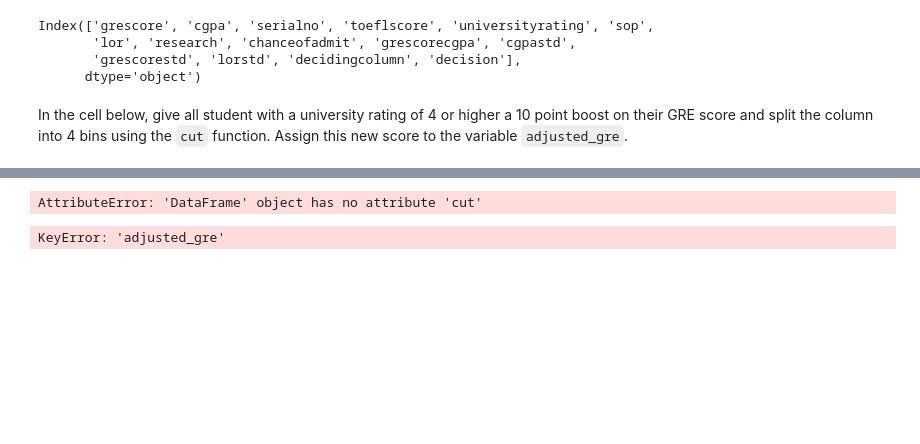
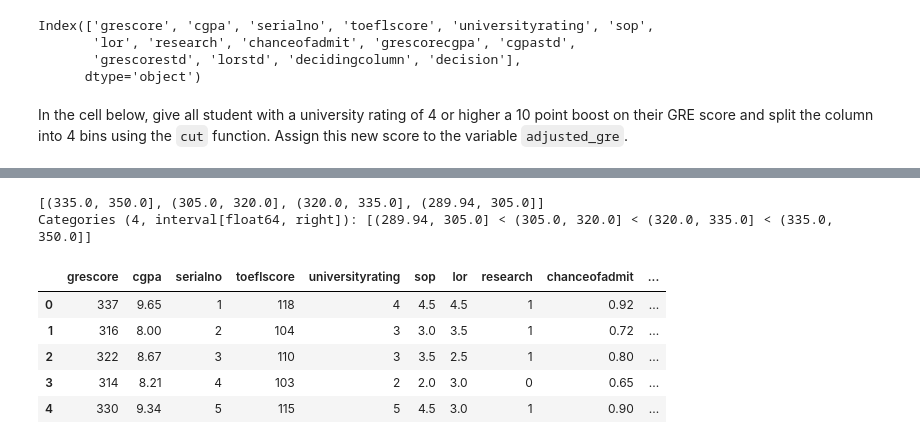
Before and after one commit to Izaskunastrain/dataptmad1121_labs, a Jupyter notebook: module-2/advanced-pandas/your-code/main.ipynb, the cells around one changed output, grey strips where cells are left out. Saved outputs shown, nothing was run; the diff lists cells and outputs as text; code cells hidden in the pictures; blank space fills up the shorter version.

```diff
--- a/module-2/advanced-pandas/your-code/main.ipynb
+++ b/module-2/advanced-pandas/your-code/main.ipynb
@@ -290,8 +295,13 @@ pivot_table = admissions.pivot_table(index=['grescorecgpa'])
-# %%
-admissions['adjusted_gre_bin'] = pivot_table.cut(admissions['adjusted_gre'], 3)
-# %% [output]
-AttributeError: 'DataFrame' object has no attribute 'cut'
-# %%
-pivot_table['adjusted_gre']
-# %% [output]
-KeyError: 'adjusted_gre'
+# %%
+admissions['grouped_students']=pd.cut(admissions['adjusted_gre'],4)
+print(admissions['grouped_students'].unique())
+admissions.head()
+# %% [output]
+[(335.0, 350.0], (305.0, 320.0], (320.0, 335.0], (289.94, 305.0]]
+Categories (4, interval[float64, right]): [(289.94, 305.0] < (305.0, 320.0] < (320.0, 335.0] < (335.0, 350.0]]
+|  | grescore | cgpa | serialno | toeflscore | universityrating | sop | lor | research | chanceofadmit | ... |
+| 0 | 337 | 9.65 | 1 | 118 | 4 | 4.5 | 4.5 | 1 | 0.92 | ... |
+| 1 | 316 | 8.00 | 2 | 104 | 3 | 3.0 | 3.5 | 1 | 0.72 | ... |
+| 2 | 322 | 8.67 | 3 | 110 | 3 | 3.5 | 2.5 | 1 | 0.80 | ... |
+| 3 | 314 | 8.21 | 4 | 103 | 2 | 2.0 | 3.0 | 0 | 0.65 | ... |
+| 4 | 330 | 9.34 | 5 | 115 | 5 | 4.5 | 3.0 | 1 | 0.90 | ... |
```
Also changed, not shown: parts of 6 cells of this notebook.
